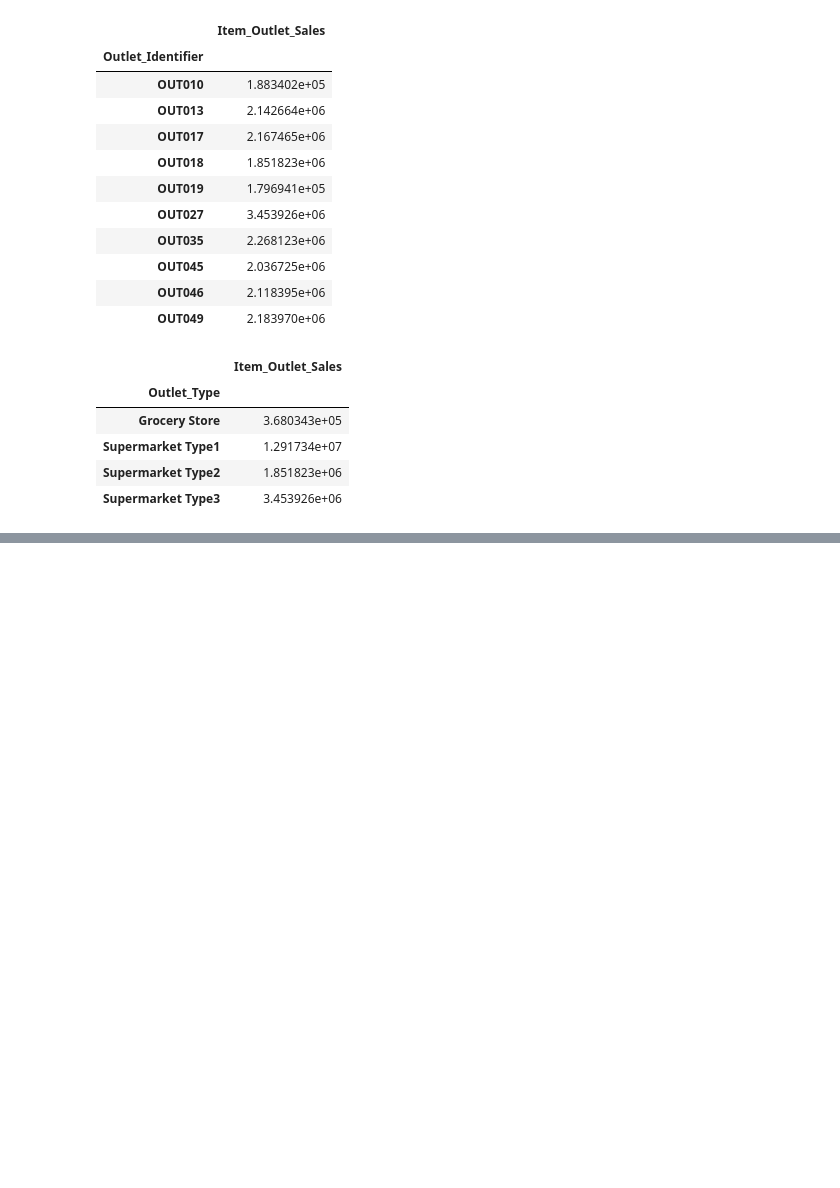
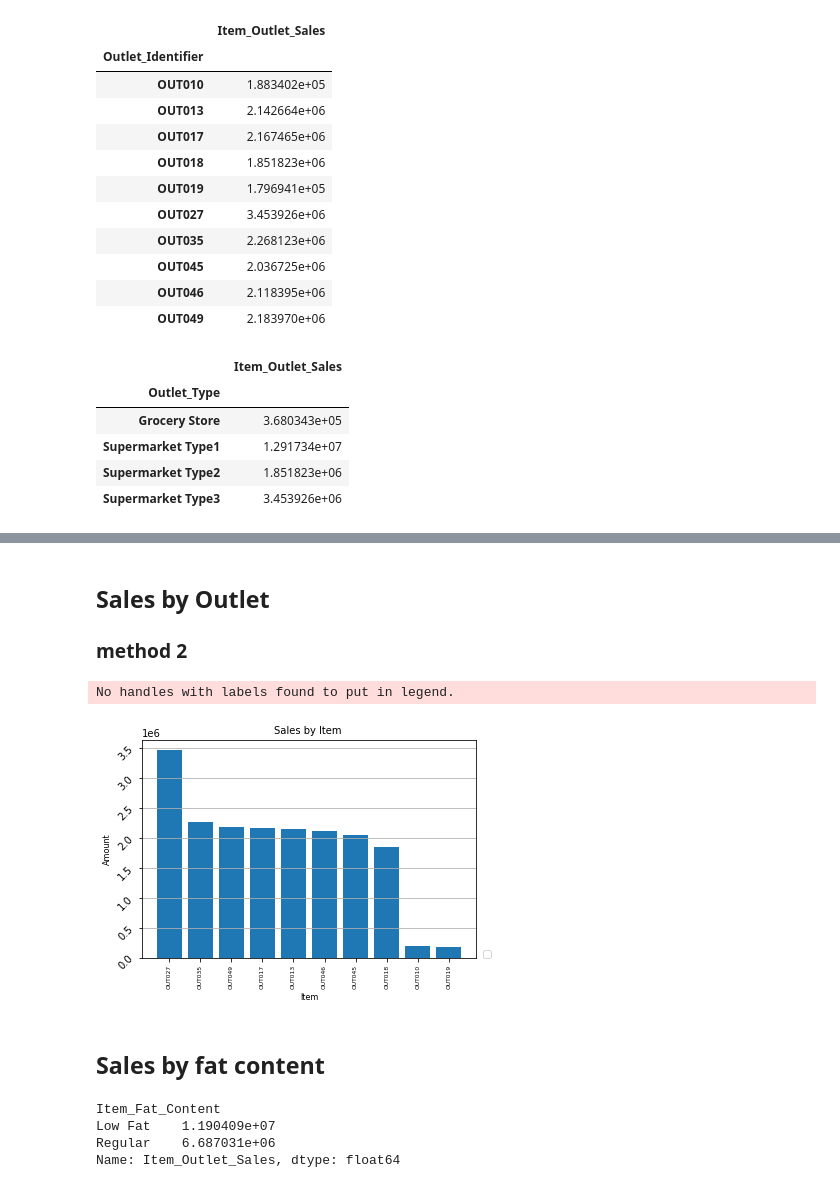
Before and after one commit to adamk6/sales-predictions, a Jupyter notebook: salesPrediction.ipynb, the cells around one changed output, grey strips where cells are left out. Drawn from its saved outputs; the diff is of its cells as text; code cells hidden in the pictures; blank space fills up the shorter version.

```diff
--- a/salesPrediction.ipynb
+++ b/salesPrediction.ipynb
@@ -214,0 +308,27 @@ df.groupby(['Outlet_Type'])[['Item_Outlet_Sales']].sum()
+# %% [markdown]
+## Sales by Outlet
+
+### method 2
+# %%
+plt.bar(top20storeFilter.index,top20storeFilter.values)
+
+plt.xticks(rotation = 90,fontsize = 6);
+plt.yticks(rotation = 45);
+plt.xlabel('Item', fontsize=8)
+plt.ylabel('Amount', fontsize= 8)
+plt.title('Sales by Item ', fontsize = 10)
+plt.legend(loc=(1.02,0));
+plt.grid(axis = 'y')
+# %% [output]
+No handles with labels found to put in legend.
+[figure, added]
+# %% [markdown]
+## Sales by fat content
+# %%
+top20FatItemsFilter = df.groupby(['Item_Fat_Content'])['Item_Outlet_Sales'].sum().sort_values(ascending = False).head(20)
+top20FatItemsFilter
+# %% [output]
+Item_Fat_Content
+Low Fat    1.190409e+07
+Regular    6.687031e+06
+Name: Item_Outlet_Sales, dtype: float64
```
Also changed, not shown: parts of 13 cells of this notebook.
